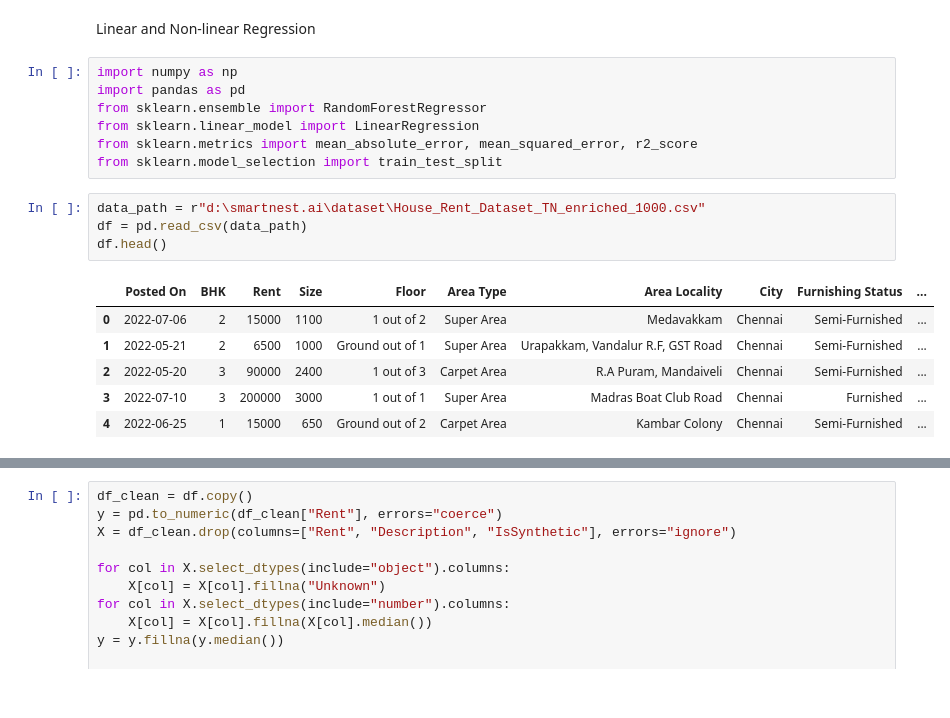
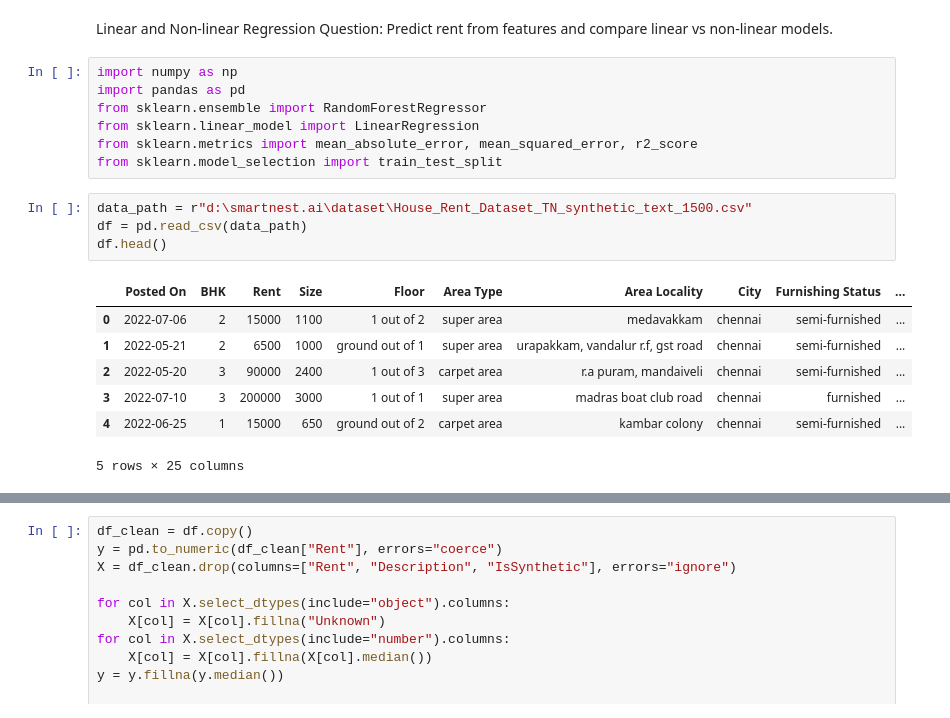
Before and after one commit to sivarajs24/ML_OPS, a Jupyter notebook: analysis/rent_regression.ipynb, the cells around one changed output, grey strips where cells are left out. Cells and saved outputs as stored; diff of their text form.

```diff
--- a/analysis/rent_regression.ipynb
+++ b/analysis/rent_regression.ipynb
@@ -1,5 +1,6 @@
 # %% [markdown]
- Linear and Non-linear Regression
+Linear and Non-linear Regression
+Question: Predict rent from features and compare linear vs non-linear models.
 # %%
 import numpy as np
 import pandas as pd
@@ -8,13 +9,14 @@ from sklearn.linear_model import LinearRegression
 from sklearn.metrics import mean_absolute_error, mean_squared_error, r2_score
 from sklearn.model_selection import train_test_split
 # %%
-data_path = r"d:\smartnest.ai\dataset\House_Rent_Dataset_TN_enriched_1000.csv"
+data_path = r"d:\smartnest.ai\dataset\House_Rent_Dataset_TN_synthetic_text_1500.csv"
 df = pd.read_csv(data_path)
 df.head()
 # %% [output]
 |  | Posted On | BHK | Rent | Size | Floor | Area Type | Area Locality | City | Furnishing Status | ... |
-| 0 | 2022-07-06 | 2 | 15000 | 1100 | 1 out of 2 | Super Area | Medavakkam | Chennai | Semi-Furnished | ... |
-| 1 | 2022-05-21 | 2 | 6500 | 1000 | Ground out of 1 | Super Area | Urapakkam, Vandalur R.F, GST Road | Chennai | Semi-Furnished | ... |
-| 2 | 2022-05-20 | 3 | 90000 | 2400 | 1 out of 3 | Carpet Area | R.A Puram, Mandaiveli | Chennai | Semi-Furnished | ... |
-| 3 | 2022-07-10 | 3 | 200000 | 3000 | 1 out of 1 | Super Area | Madras Boat Club Road | Chennai | Furnished | ... |
-| 4 | 2022-06-25 | 1 | 15000 | 650 | Ground out of 2 | Carpet Area | Kambar Colony | Chennai | Semi-Furnished | ... |
+| 0 | 2022-07-06 | 2 | 15000 | 1100 | 1 out of 2 | super area | medavakkam | chennai | semi-furnished | ... |
+| 1 | 2022-05-21 | 2 | 6500 | 1000 | ground out of 1 | super area | urapakkam, vandalur r.f, gst road | chennai | semi-furnished | ... |
+| 2 | 2022-05-20 | 3 | 90000 | 2400 | 1 out of 3 | carpet area | r.a puram, mandaiveli | chennai | semi-furnished | ... |
+| 3 | 2022-07-10 | 3 | 200000 | 3000 | 1 out of 1 | super area | madras boat club road | chennai | furnished | ... |
+| 4 | 2022-06-25 | 1 | 15000 | 650 | ground out of 2 | carpet area | kambar colony | chennai | semi-furnished | ... |
+5 rows × 25 columns
```
Also changed, not shown: parts of 24 cells of this notebook, 9 other files.
